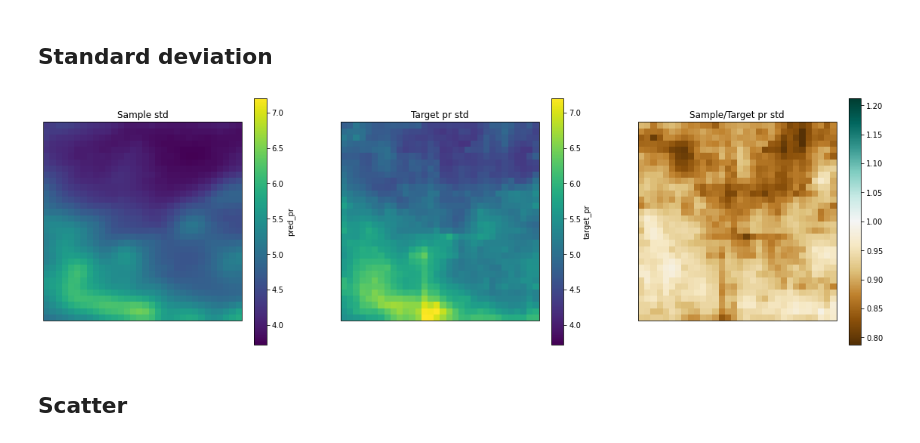
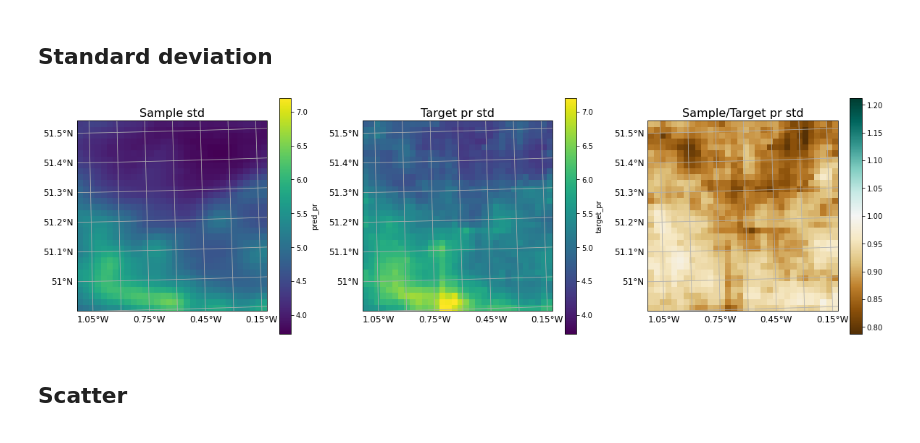
Before and after one commit to henryaddison/ml-downscaling-emulation, a Jupyter notebook: notebooks/exploration/Evaluation vorticity-clean-code.ipynb, the cells around one changed output. Drawn from its saved outputs; the diff is of its cells as text; code cells hidden in the pictures.

Commit message:
make a helper function for plotting grids

```diff
--- a/notebooks/exploration/Evaluation vorticity-clean-code.ipynb
+++ b/notebooks/exploration/Evaluation vorticity-clean-code.ipynb
@@ -351,30 +317,24 @@ plt.show()
 # %%
 fig, axs = plt.subplots(1, 3, figsize=(20, 6), subplot_kw=dict(projection=cp_model_rotated_pole))
 
 sample_std = merged_ds['pred_pr'].std(dim=["sample_id", "time"])
 target_std = merged_ds['target_pr'].std(dim="time")
 
 vmin = min([da.min().values for da in [sample_std, target_std]])
 vmax = max([da.max().values for da in [sample_std, target_std]])
 
 ax = axs[0]
-sample_std.plot(ax=ax, vmax=vmax, vmin=vmin)
-ax.set_title("Sample std")
-ax.coastlines()
+plot_grid(sample_std, ax, title="Sample std", norm=None, vmin=vmin, vmax=vmax, add_colorbar=True, cmap="viridis")
 
 ax = axs[1]
-target_std.plot(ax=ax, vmax=vmax, vmin=vmin)
-ax.set_title("Target pr std")
-ax.coastlines()
+plot_grid(target_std, ax, title="Target pr std", norm=None, vmin=vmin, vmax=vmax, add_colorbar=True, cmap="viridis")
 
 ax = axs[2]
-(sample_std/target_std).plot(ax=ax, cmap="BrBG", center=1)
-ax.set_title("Sample/Target pr std")
-ax.coastlines()
+plot_grid((sample_std/target_std), ax, title="Sample/Target pr std", norm=None, cmap="BrBG", center=1, add_colorbar=True)
 
 plt.show()
 # %% [output]
-[figure, old version]
+[figure, new version]
 # %% [markdown]
 ## Scatter
 # %%
```
Also changed, not shown: parts of 7 cells of this notebook, 2 other files.
